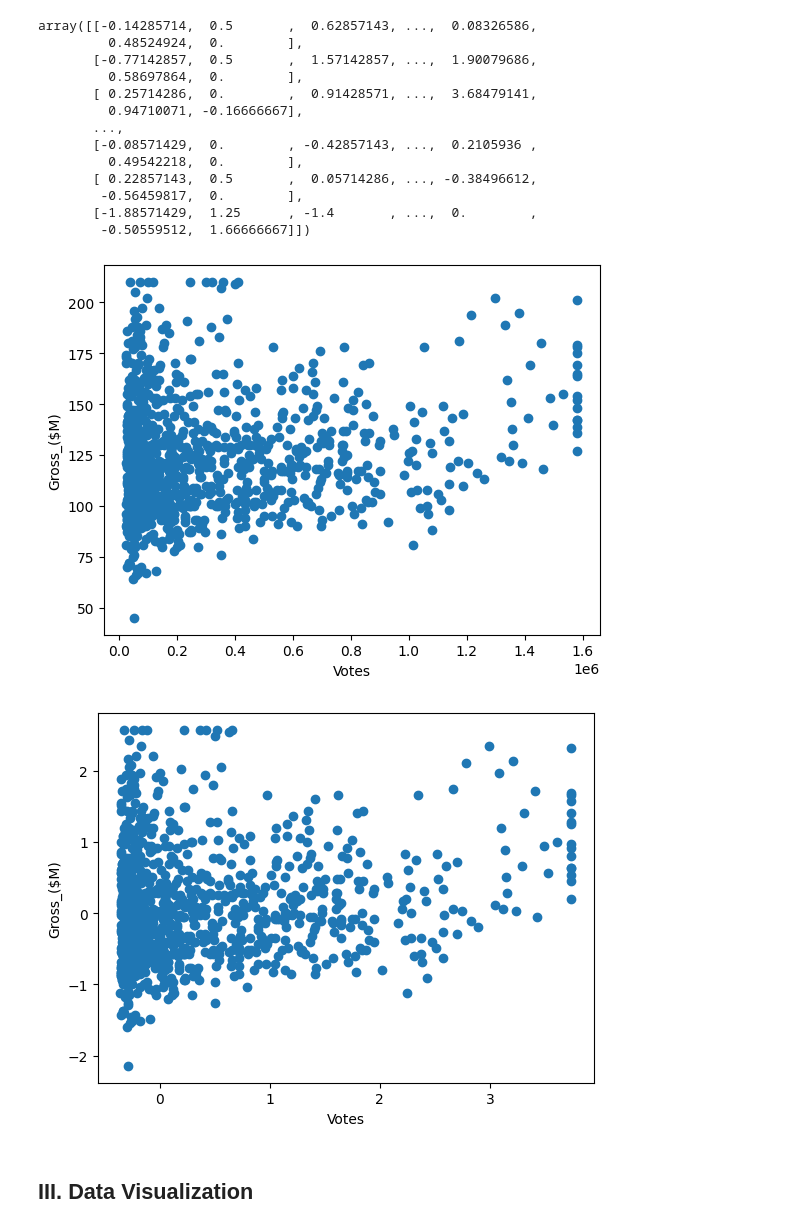
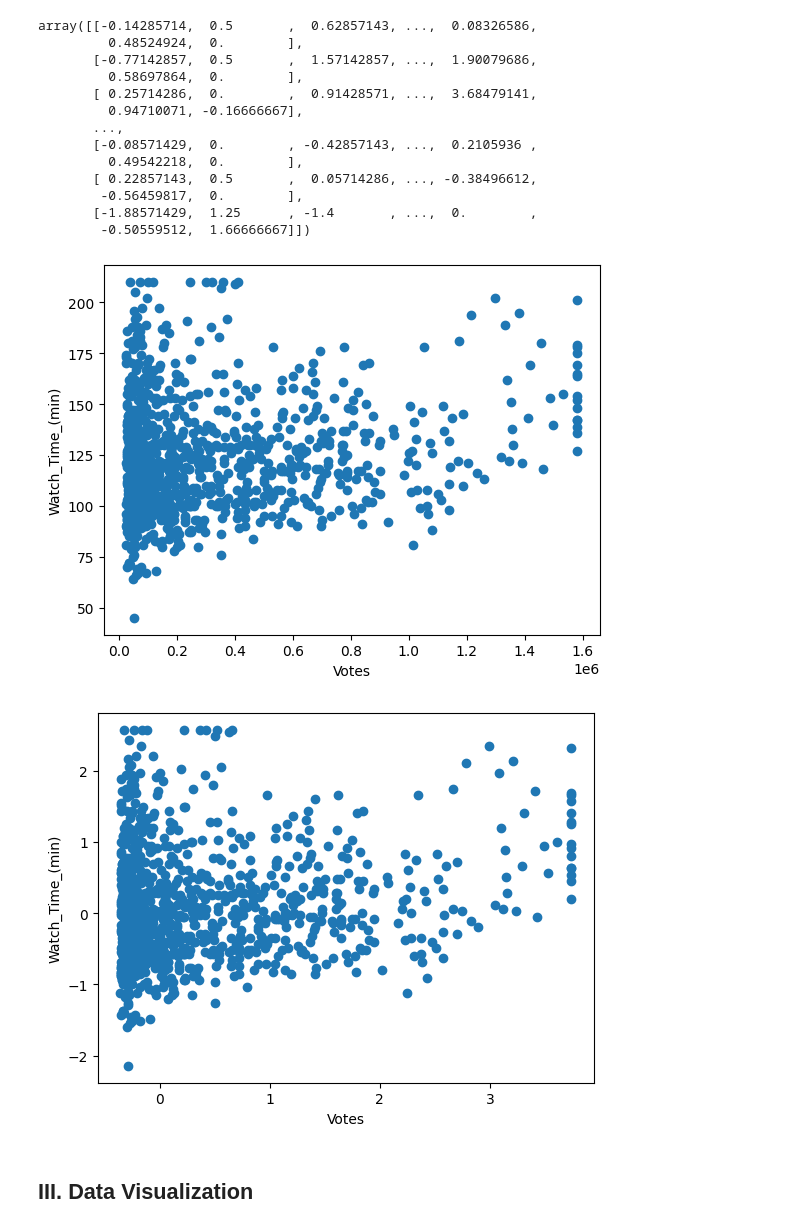
Before and after one commit to Skywoodthefifth/Web-Scraping, a Jupyter notebook: SmallDataModel.ipynb, the cells around one changed output. Saved outputs shown, nothing was run; the diff lists cells and outputs as text; code cells hidden in the pictures.

```diff
--- a/SmallDataModel.ipynb
+++ b/SmallDataModel.ipynb
@@ -381,17 +381,17 @@ array([[-0.14285714,  0.5       ,  0.62857143, ...,  0.08326586,
 # %%
 plt.scatter(X['Votes'], X['Watch_Time_(min)'])
 plt.xlabel('Votes')
-plt.ylabel('Gross_($M)')
+plt.ylabel('Watch_Time_(min)')
 plt.show()
 # %% [output]
-[figure, old version]
+[figure, new version]
 # %%
 plt.scatter(X_scale[: ,4], X_scale[: ,2])
 plt.xlabel('Votes')
-plt.ylabel('Gross_($M)')
+plt.ylabel('Watch_Time_(min)')
 plt.show()
 # %% [output]
-[figure, old version]
+[figure, new version]
 # %% [markdown]
 ## III. Data Visualization
 # %%
```
Also changed, not shown: parts of 21 cells of this notebook.
